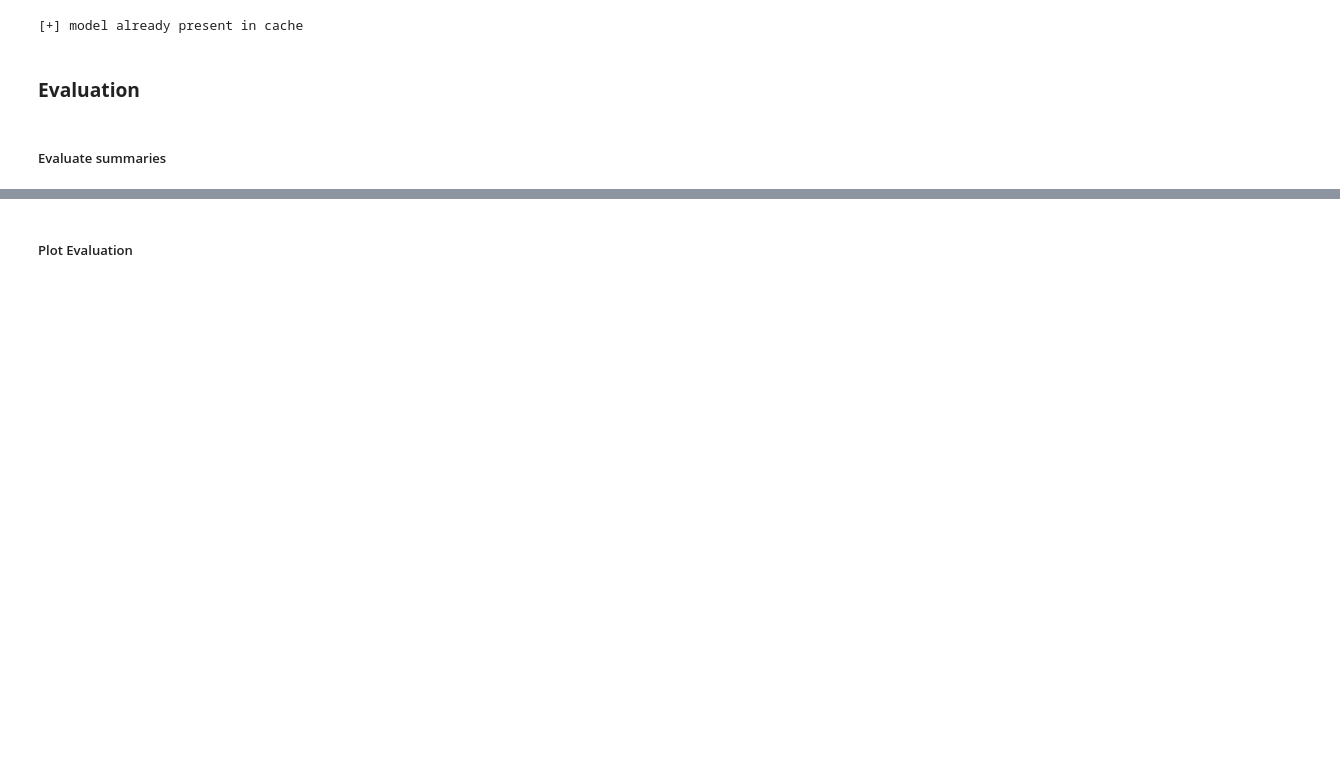
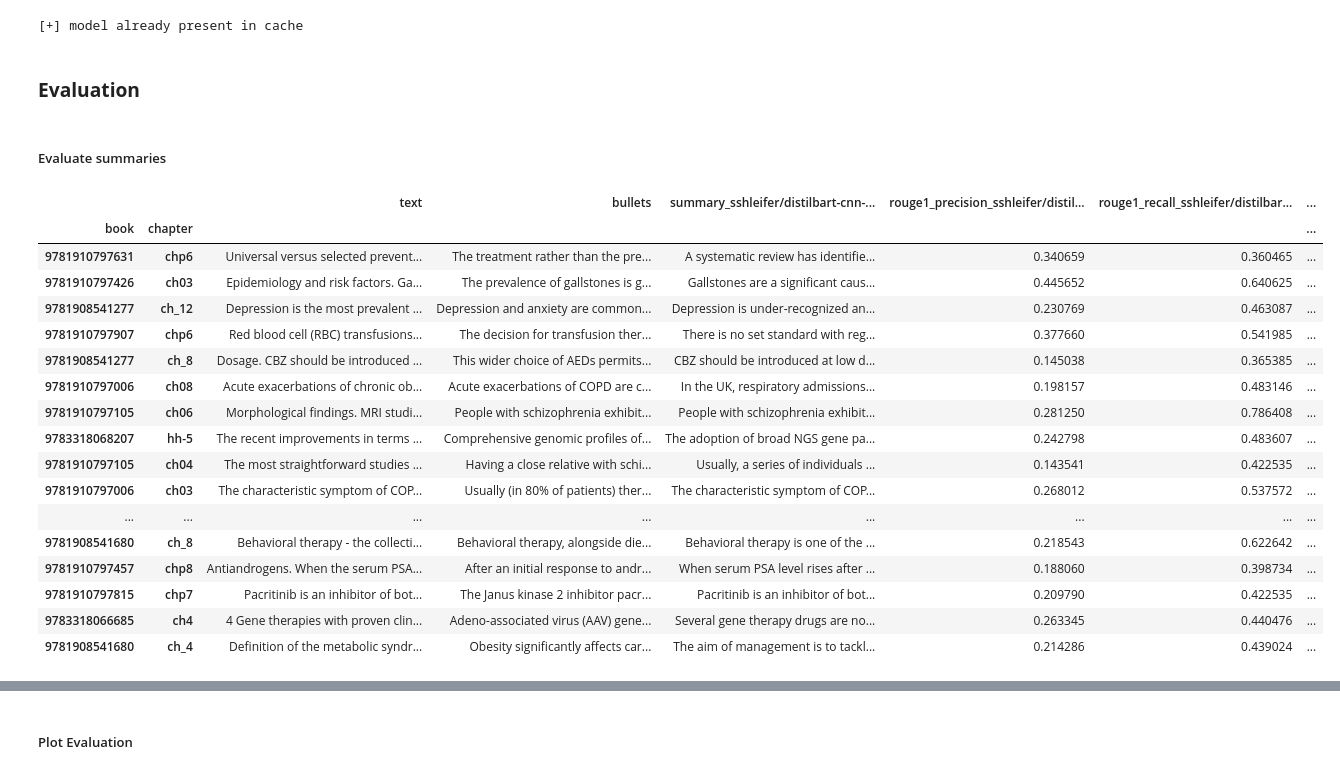
Before and after one commit to marcoabrate/transformers_magma_learning, a Jupyter notebook: summarization/assign_bullets_para.ipynb, the cells around one changed output, grey strips where cells are left out. Drawn from its saved outputs; the diff is of its cells as text; code cells hidden in the pictures; blank space fills up the shorter version.

```diff
--- a/summarization/assign_bullets_para.ipynb
+++ b/summarization/assign_bullets_para.ipynb
@@ -359,7 +314,7 @@ df_test = summarize('sshleifer/distilbart-cnn-12-6', df_test, 10)
 # %% [output]
 [+] model already present in cache
 # %%
-df_test = summarize(drive_dir+'fine-tuning/sshleifer?distilbart-cnn-12-6_karger_books_para_train', df_test, 10)
+df_test = summarize(magma_dir+'fine-tuning/sshleifer?distilbart-cnn-12-6_karger_books_para_train', df_test, 10)
 # %% [output]
 [+] model already present in cache
 # %% [markdown]
@@ -372,8 +327,13 @@ metric = load_metric("rouge")
 ##### Evaluate summaries
 # %%
 def evaluate_model(df, model_name_or_path):
+    df_eval = df.groupby(['book', 'chapter'], sort=False).agg({
+        'text': lambda t: ' '.join(list(t)),
+        'bullets': lambda b: ' '.join(list(b)),
+        'summary_'+model_name_or_path: lambda s: ' '.join(list(s))})
+
     rouge_res =\
-        df[['bullets', 'summary_'+model_name_or_path]]\
+        df_eval[['bullets', 'summary_'+model_name_or_path]]\
         .apply(lambda row:
         metric.compute(
             predictions = [row[1]],
@@ -383,13 +343,31 @@ def evaluate_model(df, model_name_or_path):
 
     for r in config.ROUGE_TYPES:
         for i, prf in enumerate(['precision', 'recall', 'fmeasure']):
-            df[r+'_'+prf+'_'+model_name_or_path] =\
+            df_eval[r+'_'+prf+'_'+model_name_or_path] =\
                 rouge_res.map(lambda score: score[r][0][i])
 
-    df_save = df[[c for c in df_test.columns if c.startswith('rouge')]]
-    df_save.to_csv(OUTPUT_PATH+model_name_or_path.replace('/', '?')+'.csv')
+    df_eval.to_csv(OUTPUT_PATH+model_name_or_path.replace('/', '?')+'.csv')
 
-    return df
+    return df_eval
 # %%
-df_test = evaluate_model(df_test, 'sshleifer/distilbart-cnn-12-6')
+evaluate_model(df_test, 'sshleifer/distilbart-cnn-12-6')
+# %% [output]
+|  |  | text | bullets | summary_sshleifer/distilbart-cnn-... | rouge1_precision_sshleifer/distil... | rouge1_recall_sshleifer/distilbar... | ... |
+| book | chapter |  |  |  |  |  | ... |
+| 9781910797631 | chp6 | Universal versus selected prevent... | The treatment rather than the pre... | A systematic review has identifie... | 0.340659 | 0.360465 | ... |
+| 9781910797426 | ch03 | Epidemiology and risk factors. Ga... | The prevalence of gallstones is g... | Gallstones are a significant caus... | 0.445652 | 0.640625 | ... |
+| 9781908541277 | ch_12 | Depression is the most prevalent ... | Depression and anxiety are common... | Depression is under-recognized an... | 0.230769 | 0.463087 | ... |
+| 9781910797907 | chp6 | Red blood cell (RBC) transfusions... | The decision for transfusion ther... | There is no set standard with reg... | 0.377660 | 0.541985 | ... |
+| 9781908541277 | ch_8 | Dosage. CBZ should be introduced ... | This wider choice of AEDs permits... | CBZ should be introduced at low d... | 0.145038 | 0.365385 | ... |
+| 9781910797006 | ch08 | Acute exacerbations of chronic ob... | Acute exacerbations of COPD are c... | In the UK, respiratory admissions... | 0.198157 | 0.483146 | ... |
+| 9781910797105 | ch06 | Morphological findings. MRI studi... | People with schizophrenia exhibit... | People with schizophrenia exhibit... | 0.281250 | 0.786408 | ... |
+| 9783318068207 | hh-5 | The recent improvements in terms ... | Comprehensive genomic profiles of... | The adoption of broad NGS gene pa... | 0.242798 | 0.483607 | ... |
+| 9781910797105 | ch04 | The most straightforward studies ... | Having a close relative with schi... | Usually, a series of individuals ... | 0.143541 | 0.422535 | ... |
+| 9781910797006 | ch03 | The characteristic symptom of COP... | Usually (in 80% of patients) ther... | The characteristic symptom of COP... | 0.268012 | 0.537572 | ... |
+| ... | ... | ... | ... | ... | ... | ... | ... |
+| 9781908541680 | ch_8 | Behavioral therapy - the collecti... | Behavioral therapy, alongside die... | Behavioral therapy is one of the ... | 0.218543 | 0.622642 | ... |
+| 9781910797457 | chp8 | Antiandrogens. When the serum PSA... | After an initial response to andr... | When serum PSA level rises after ... | 0.188060 | 0.398734 | ... |
+| 9781910797815 | chp7 | Pacritinib is an inhibitor of bot... | The Janus kinase 2 inhibitor pacr... | Pacritinib is an inhibitor of bot... | 0.209790 | 0.422535 | ... |
+| 9783318066685 | ch4 | 4 Gene therapies with proven clin... | Adeno-associated virus (AAV) gene... | Several gene therapy drugs are no... | 0.263345 | 0.440476 | ... |
+| 9781908541680 | ch_4 | Definition of the metabolic syndr... | Obesity significantly affects car... | The aim of management is to tackl... | 0.214286 | 0.439024 | ... |
 # %%
```
Also changed, not shown: parts of 23 cells of this notebook, 16 other files.
